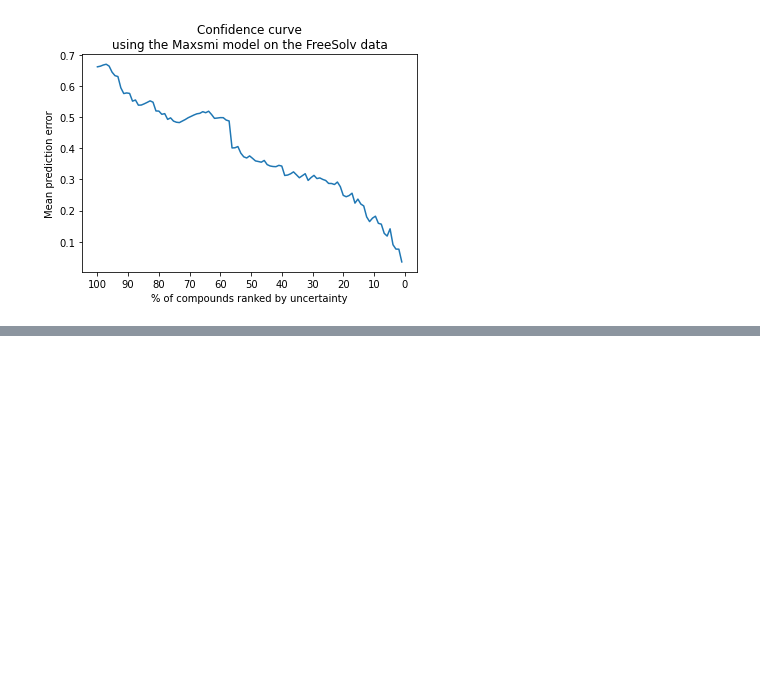
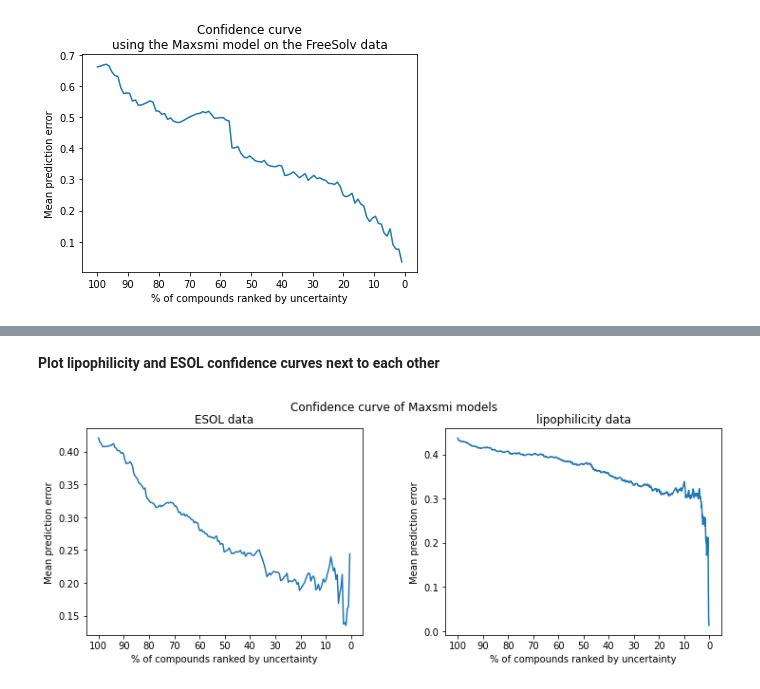
Before and after one commit to volkamerlab/maxsmi, a Jupyter notebook: maxsmi/results_analysis/results_ensemble_learning_confidence_vs_rmse.ipynb, the cells around one changed output, grey strips where cells are left out. Saved outputs shown, nothing was run; the diff lists cells and outputs as text; code cells hidden in the pictures; blank space fills up the shorter version.

```diff
--- a/maxsmi/results_analysis/results_ensemble_learning_confidence_vs_rmse.ipynb
+++ b/maxsmi/results_analysis/results_ensemble_learning_confidence_vs_rmse.ipynb
@@ -247,0 +331,2 @@ confidence_curve(maxsmi_data, TASK)
+# %% [markdown]
+__Plot lipophilicity and ESOL confidence curves next to each other__
@@ -247,0 +393,4 @@ confidence_curve(maxsmi_data, TASK)
+# %%
+some_confidence_curves()
+# %% [output]
+[figure, added]
```
Also changed, not shown: parts of 4 cells of this notebook, 3 other files.
